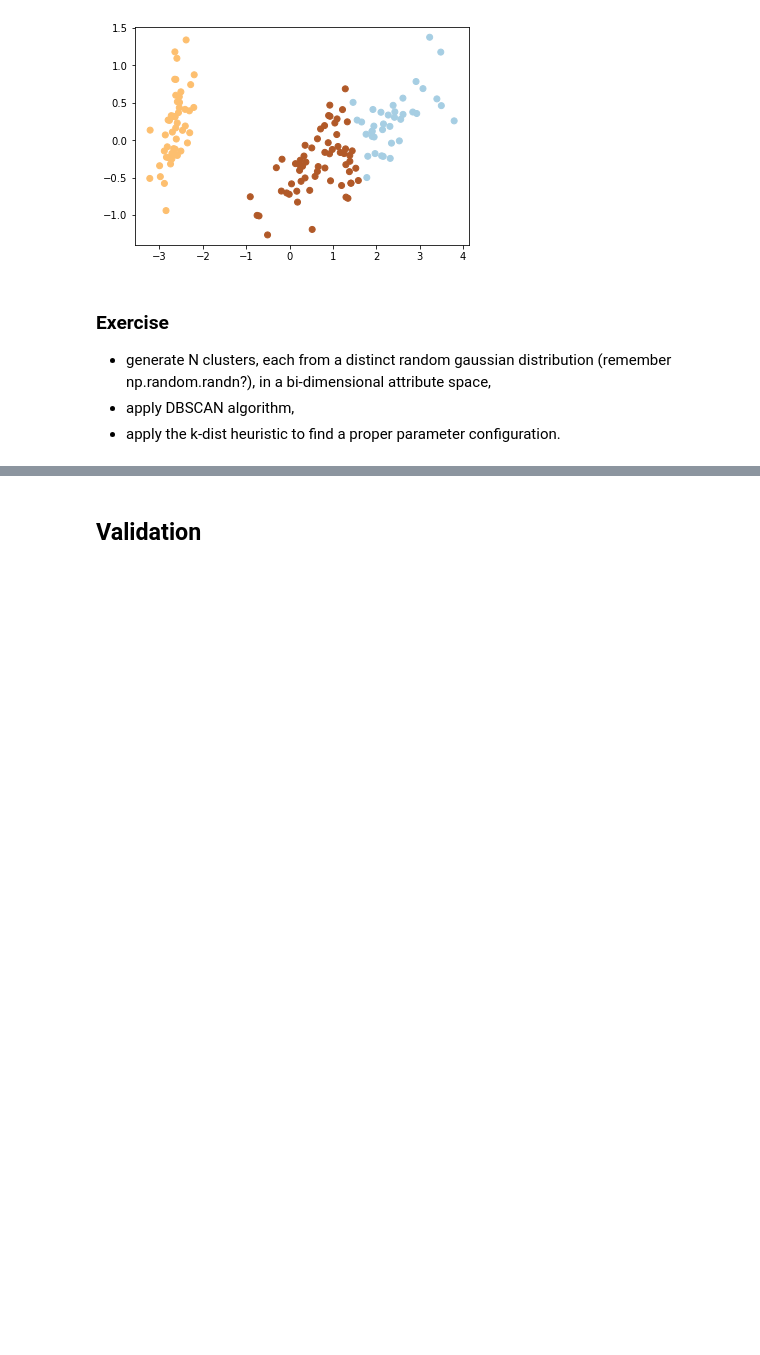
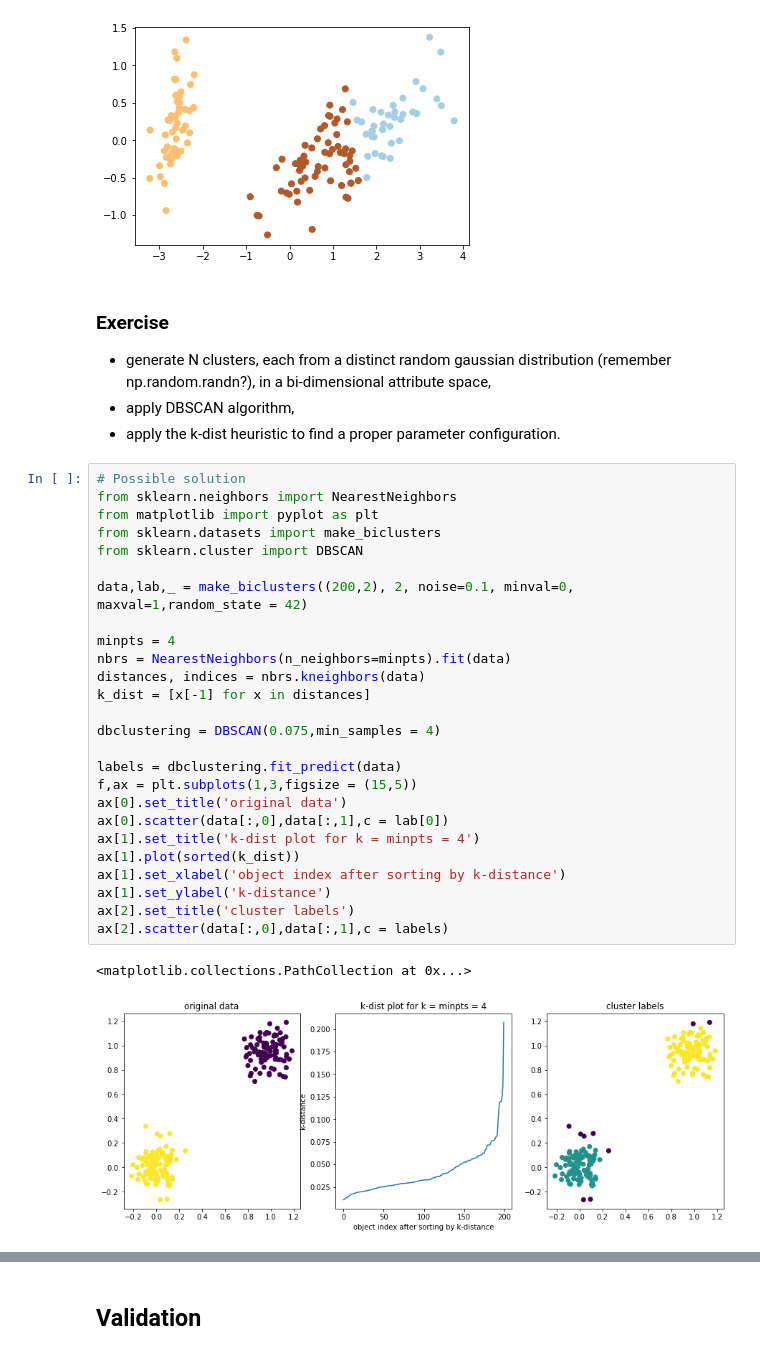
Before and after one commit to alerenda/878II-Python, a Jupyter notebook: 5_ScikitLearn_Tutorial.ipynb, the cells around one changed output, grey strips where cells are left out. Saved outputs shown, nothing was run; the diff lists cells and outputs as text; blank space fills up the shorter version.

```diff
--- a/5_ScikitLearn_Tutorial.ipynb
+++ b/5_ScikitLearn_Tutorial.ipynb
@@ -258,6 +270,35 @@ plt.show()
 - generate N clusters, each from a distinct random gaussian distribution (remember np.random.randn?), in a bi-dimensional attribute space,
 - apply DBSCAN algorithm,
 - apply the k-dist heuristic to find a proper parameter configuration.
+# %%
+# Possible solution
+from sklearn.neighbors import NearestNeighbors
+from matplotlib import pyplot as plt
+from sklearn.datasets import make_biclusters
+from sklearn.cluster import DBSCAN
+
+data,lab,_ = make_biclusters((200,2), 2, noise=0.1, minval=0, maxval=1,random_state = 42)
+
+minpts = 4
+nbrs = NearestNeighbors(n_neighbors=minpts).fit(data)
+distances, indices = nbrs.kneighbors(data)
+k_dist = [x[-1] for x in distances]
+
+dbclustering = DBSCAN(0.075,min_samples = 4)
+
+labels = dbclustering.fit_predict(data)
+f,ax = plt.subplots(1,3,figsize = (15,5))
+ax[0].set_title('original data')
+ax[0].scatter(data[:,0],data[:,1],c = lab[0])
+ax[1].set_title('k-dist plot for k = minpts = 4')
+ax[1].plot(sorted(k_dist))
+ax[1].set_xlabel('object index after sorting by k-distance')
+ax[1].set_ylabel('k-distance')
+ax[2].set_title('cluster labels')
+ax[2].scatter(data[:,0],data[:,1],c = labels)
+# %% [output]
+<matplotlib.collections.PathCollection at 0x...>
+[figure, added]
 # %% [markdown]
 ## Recap: Scikit-learn's estimator interface
 
```
Also changed, not shown: parts of 8 cells of this notebook.
